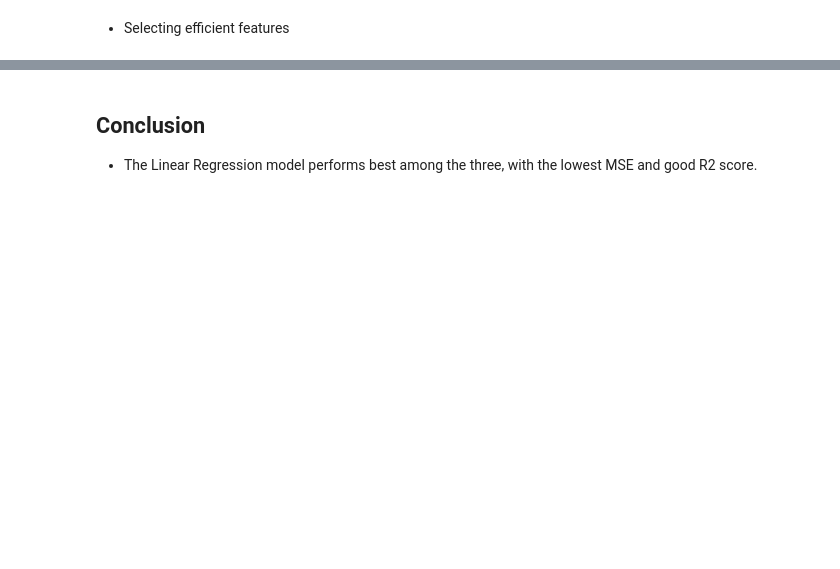
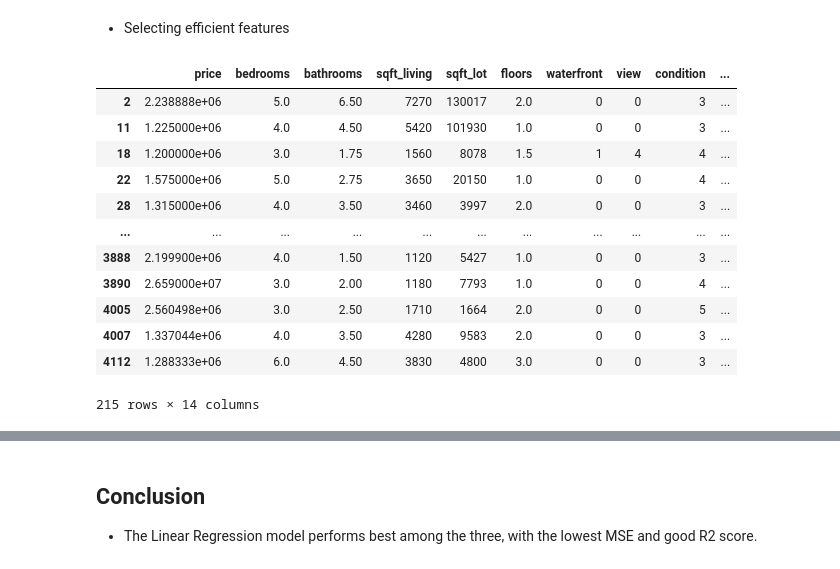
Before and after one commit to prashant-shinde98/House_price_prediction, a Jupyter notebook: main.ipynb, the cells around one changed output, grey strips where cells are left out. Drawn from its saved outputs; the diff is of its cells as text; code cells hidden in the pictures; blank space fills up the shorter version.

```diff
--- a/main.ipynb
+++ b/main.ipynb
@@ -107,2 +74,24 @@ sns.heatmap(correlation_matrix, annot= True)
 # %% [markdown]
 - Selecting efficient features
+# %%
+# Example of IQR method
+Q1 = data['price'].quantile(0.25)
+Q3 = data['price'].quantile(0.75)
+IQR = Q3 - Q1
+outliers = data[(data['price'] < (Q1 - 1.5 * IQR)) |
+                                (data['price'] > (Q3 + 1.5 * IQR))]
+outliers
+# %% [output]
+|  | price | bedrooms | bathrooms | sqft_living | sqft_lot | floors | waterfront | view | condition | ... |
+| 2 | 2.238888e+06 | 5.0 | 6.50 | 7270 | 130017 | 2.0 | 0 | 0 | 3 | ... |
+| 11 | 1.225000e+06 | 4.0 | 4.50 | 5420 | 101930 | 1.0 | 0 | 0 | 3 | ... |
+| 18 | 1.200000e+06 | 3.0 | 1.75 | 1560 | 8078 | 1.5 | 1 | 4 | 4 | ... |
+| 22 | 1.575000e+06 | 5.0 | 2.75 | 3650 | 20150 | 1.0 | 0 | 0 | 4 | ... |
+| 28 | 1.315000e+06 | 4.0 | 3.50 | 3460 | 3997 | 2.0 | 0 | 0 | 3 | ... |
+| ... | ... | ... | ... | ... | ... | ... | ... | ... | ... | ... |
+| 3888 | 2.199900e+06 | 4.0 | 1.50 | 1120 | 5427 | 1.0 | 0 | 0 | 3 | ... |
+| 3890 | 2.659000e+07 | 3.0 | 2.00 | 1180 | 7793 | 1.0 | 0 | 0 | 4 | ... |
+| 4005 | 2.560498e+06 | 3.0 | 2.50 | 1710 | 1664 | 2.0 | 0 | 0 | 5 | ... |
+| 4007 | 1.337044e+06 | 4.0 | 3.50 | 4280 | 9583 | 2.0 | 0 | 0 | 3 | ... |
+| 4112 | 1.288333e+06 | 6.0 | 4.50 | 3830 | 4800 | 3.0 | 0 | 0 | 3 | ... |
+215 rows × 14 columns
```
Also changed, not shown: parts of 28 cells of this notebook.
